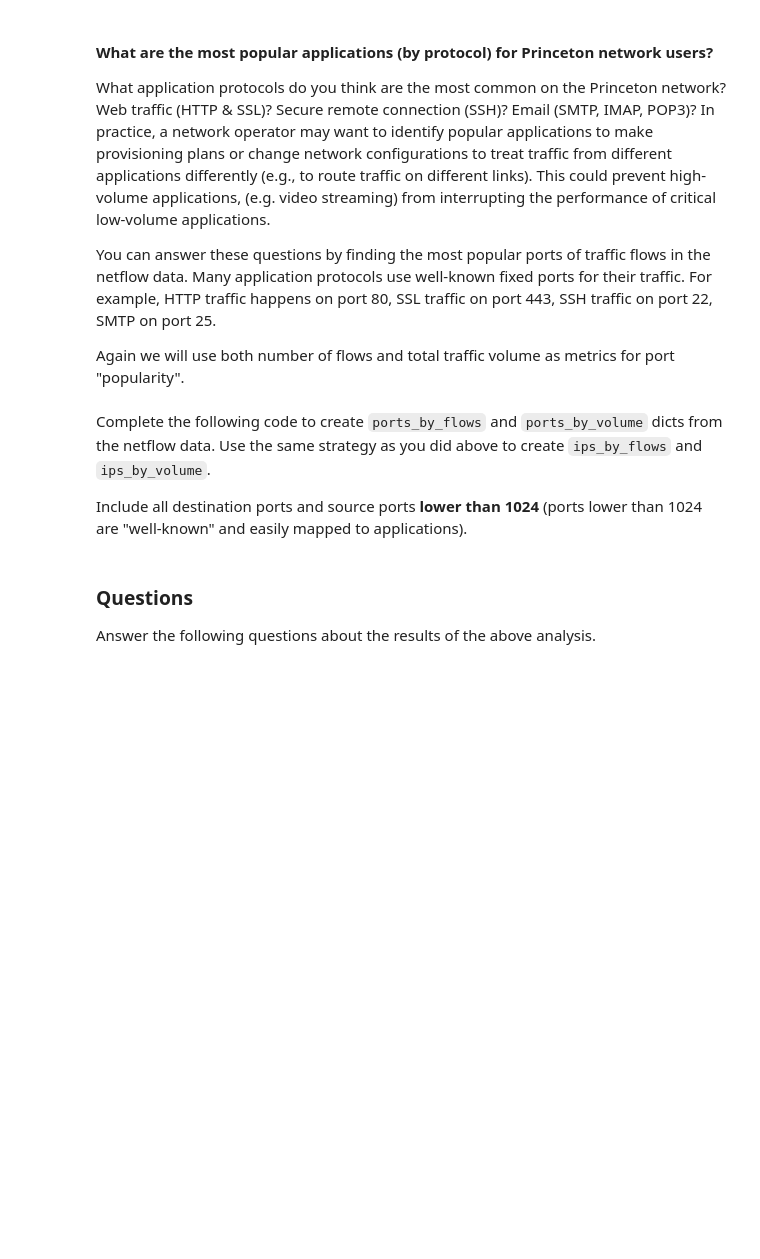
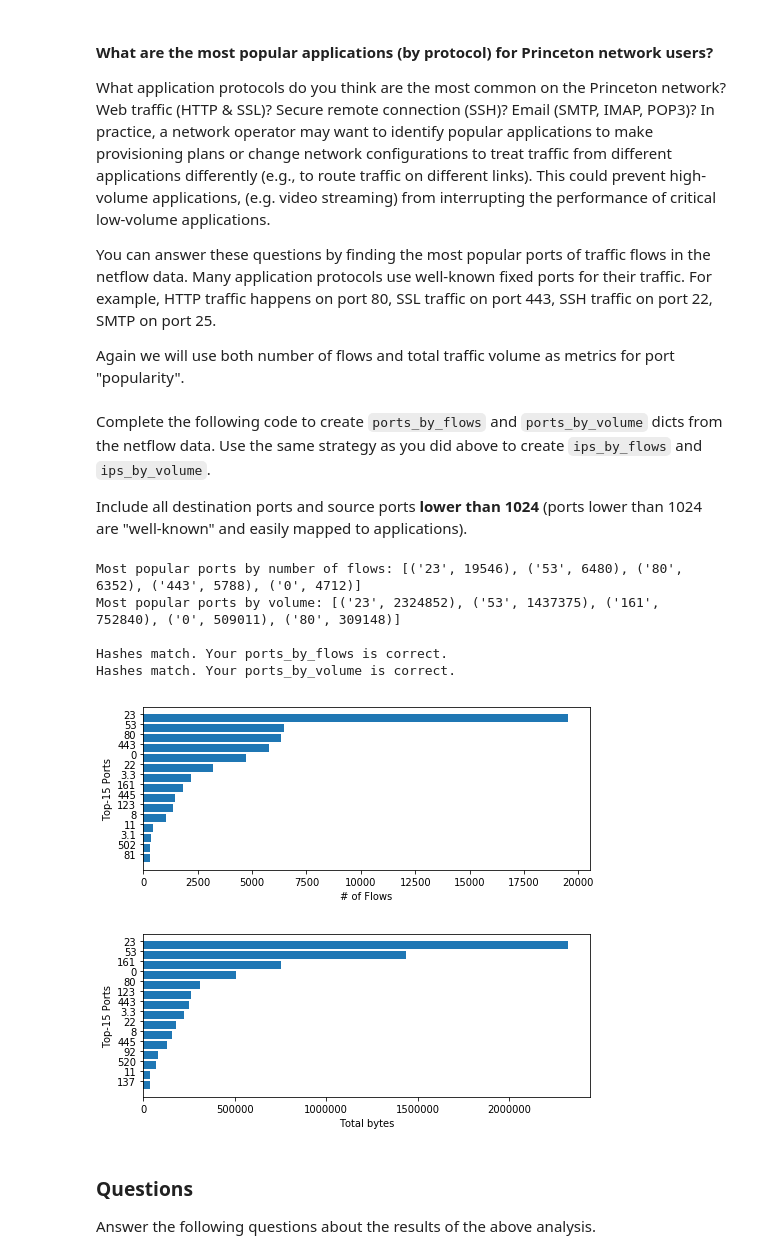
Before and after one commit to 2018wzh/netlab-cos461, a Jupyter notebook: assignments/assignment3/Assignment3_Notebook.ipynb, the cells around one changed output. Drawn from its saved outputs; the diff is of its cells as text; code cells hidden in the pictures; blank space fills up the shorter version.

```diff
--- a/assignments/assignment3/Assignment3_Notebook.ipynb
+++ b/assignments/assignment3/Assignment3_Notebook.ipynb
@@ -205,41 +223,49 @@ def count_ports_by_flows(counts, current_flow):
     # counts is the current dict result
     # current_flow being processed
     src_ip = current_flow['Src IP addr']
     dst_ip = current_flow['Dst IP addr']
-    src_port = float(current_flow['Src port'])
-    dst_port = float(current_flow['Dst port'])
-    if not src_ip.startswith("128.112") and src_port < 1024:
+    src_port = current_flow['Src port']
+    dst_port = current_flow['Dst port']
+    if float(src_port) < 1024:
         counts[src_port] += 1
-    if not dst_ip.startswith("128.112") and dst_port < 1024:
+    if float(dst_port) < 1024:
         counts[dst_port] += 1
     return counts
 ports_by_flows = reduce(count_ports_by_flows, netflow_data, defaultdict(lambda: 0))
 
 def count_ports_by_volume(counts, current_flow):
     # counts is the current dict result
     # current_flow being processed
     src_ip = current_flow['Src IP addr']
     dst_ip = current_flow['Dst IP addr']
-    src_port = float(current_flow['Src port'])
-    dst_port = float(current_flow['Dst port'])
+    src_port = current_flow['Src port']
+    dst_port = current_flow['Dst port']
     bytes = int(current_flow['Bytes'])
-    if not src_ip.startswith("128.112") and src_port < 1024:
+    if float(src_port) < 1024:
         counts[src_port] += bytes
-    if not dst_ip.startswith("128.112") and dst_port < 1024:
+    if float(dst_port) < 1024:
         counts[dst_port] += bytes
     return counts
 ports_by_volume = reduce(count_ports_by_volume, netflow_data, defaultdict(lambda: 0))
 
 # Print the most popular ports and check the results
 sorted_ports_by_flows = sorted(ports_by_flows.items(), reverse=True, key=lambda x: x[1])
 sorted_ports_by_volume = sorted(ports_by_volume.items(), reverse=True, key=lambda x: x[1])
 print "Most popular ports by number of flows: {}".format(sorted_ports_by_flows[0:5])
 print "Most popular ports by volume: {}\n".format(sorted_ports_by_volume[0:5])
 check_ports_by_flows(sorted_ports_by_flows[0:15])
 check_ports_by_volume(sorted_ports_by_volume[0:15])
 
 # plot the results
 plot_ports(sorted_ports_by_flows, sorted_ports_by_volume)
+# %% [output]
+Most popular ports by number of flows: [('23', 19546), ('53', 6480), ('80', 6352), ('443', 5788), ('0', 4712)]
+Most popular ports by volume: [('23', 2324852), ('53', 1437375), ('161', 752840), ('0', 509011), ('80', 309148)]
+
+Hashes match. Your ports_by_flows is correct.
+Hashes match. Your ports_by_volume is correct.
+[figure, added]
+[figure, added]
 # %% [markdown]
 ### Questions
 
```
Also changed, not shown: parts of 7 cells of this notebook.
